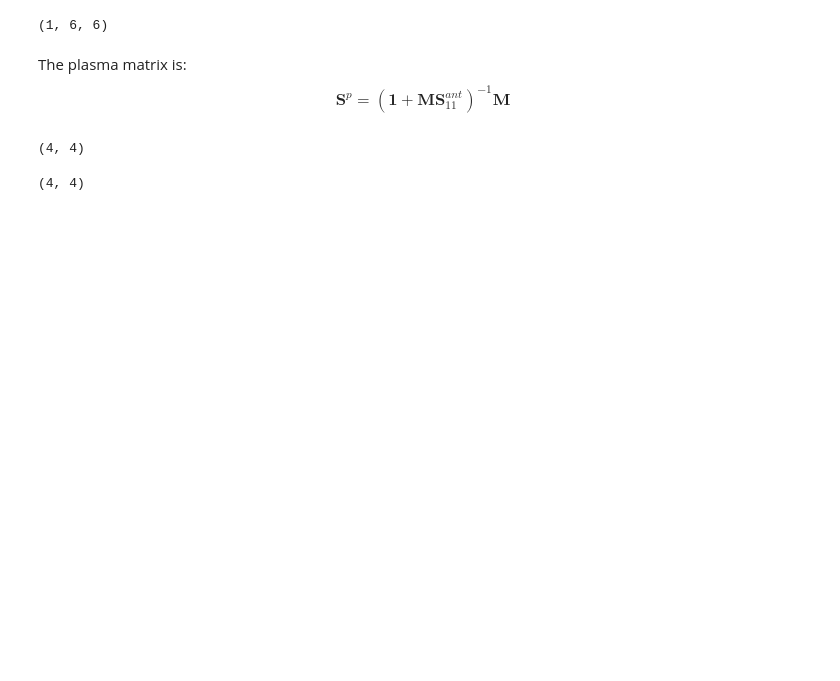
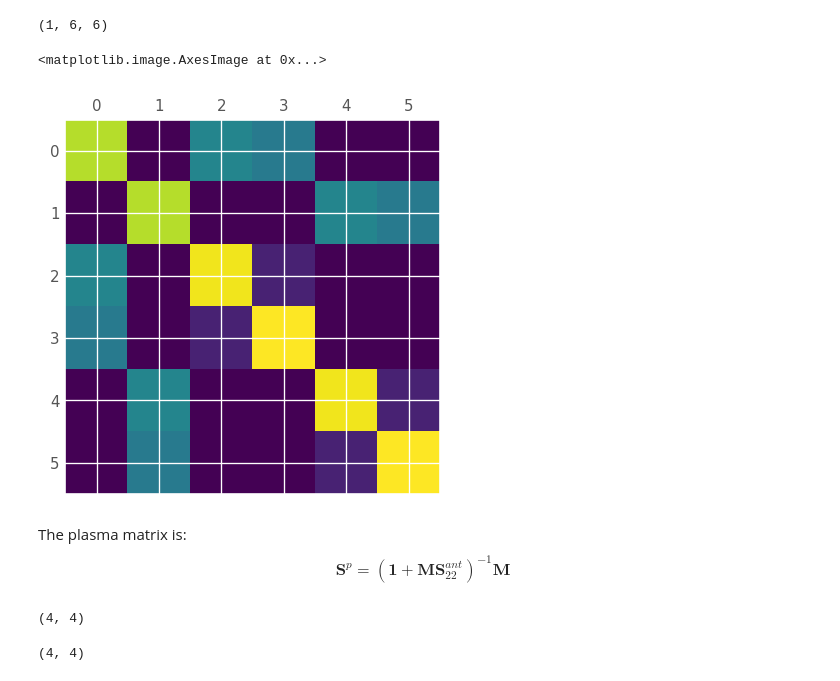
Before and after one commit to jhillairet/WEST_IC_antenna, a Jupyter notebook: doc/Plasma Scattering Matrix Measurement.ipynb, the cells around one changed output. Saved outputs shown, nothing was run; the diff lists cells and outputs as text; code cells hidden in the pictures; blank space fills up the shorter version.

```diff
--- a/doc/Plasma Scattering Matrix Measurement.ipynb
+++ b/doc/Plasma Scattering Matrix Measurement.ipynb
@@ -418,6 +428,12 @@ S_ant = access.s
 print(S_ant.shape)
 # %% [output]
 (1, 6, 6)
+# %%
+fig, ax = plt.subplots()
+ax.matshow(np.abs(S_ant).squeeze())
+# %% [output]
+<matplotlib.image.AxesImage at 0x...>
+[figure, added]
 # %%
 S_ant11 = S_ant[:,:2,:2].squeeze()
 S_ant12 = S_ant[:,:2,2:].squeeze()
@@ -429,7 +445,7 @@ $$
 \mathbf{S}^p
 =
 \left(
-\mathbf{1} + \mathbf{M} \mathbf{S}_{11}^{ant}
+\mathbf{1} + \mathbf{M} \mathbf{S}_{22}^{ant}
 \right)^{-1}
 \mathbf{M}
 $$
```
Also changed, not shown: parts of 35 cells of this notebook, 3 other files.
